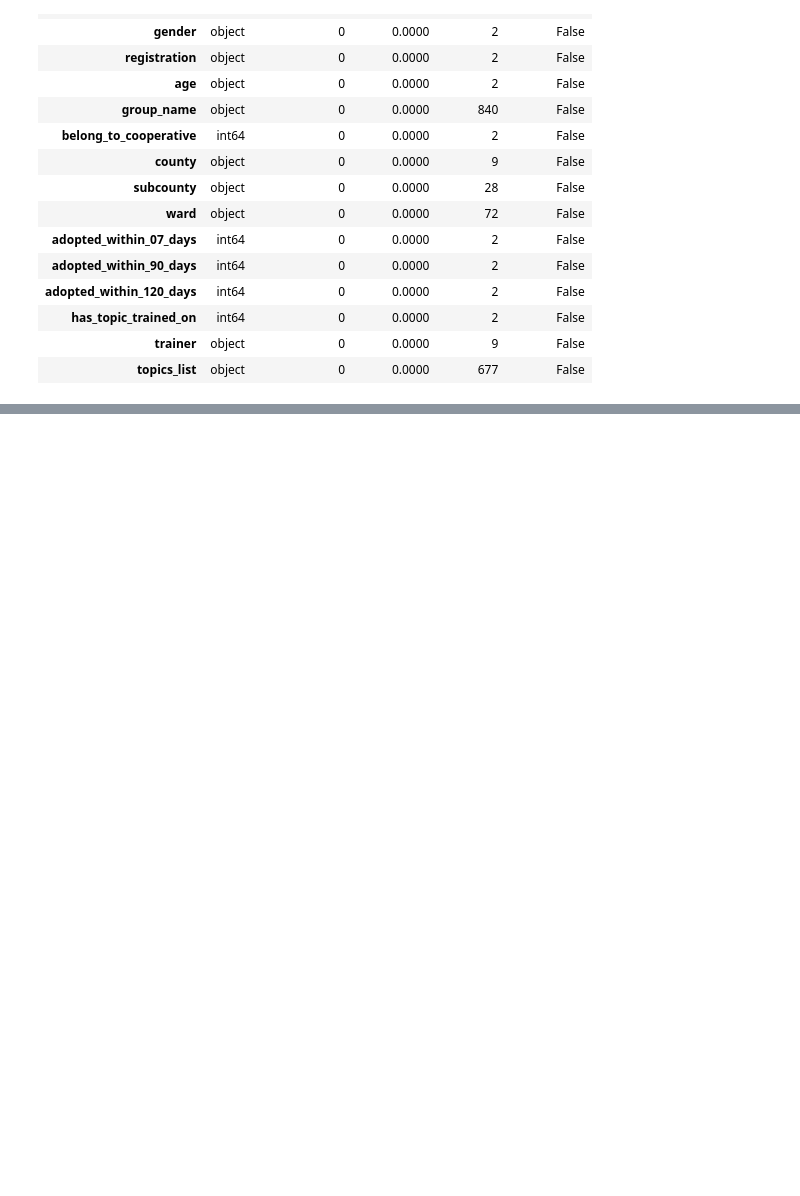
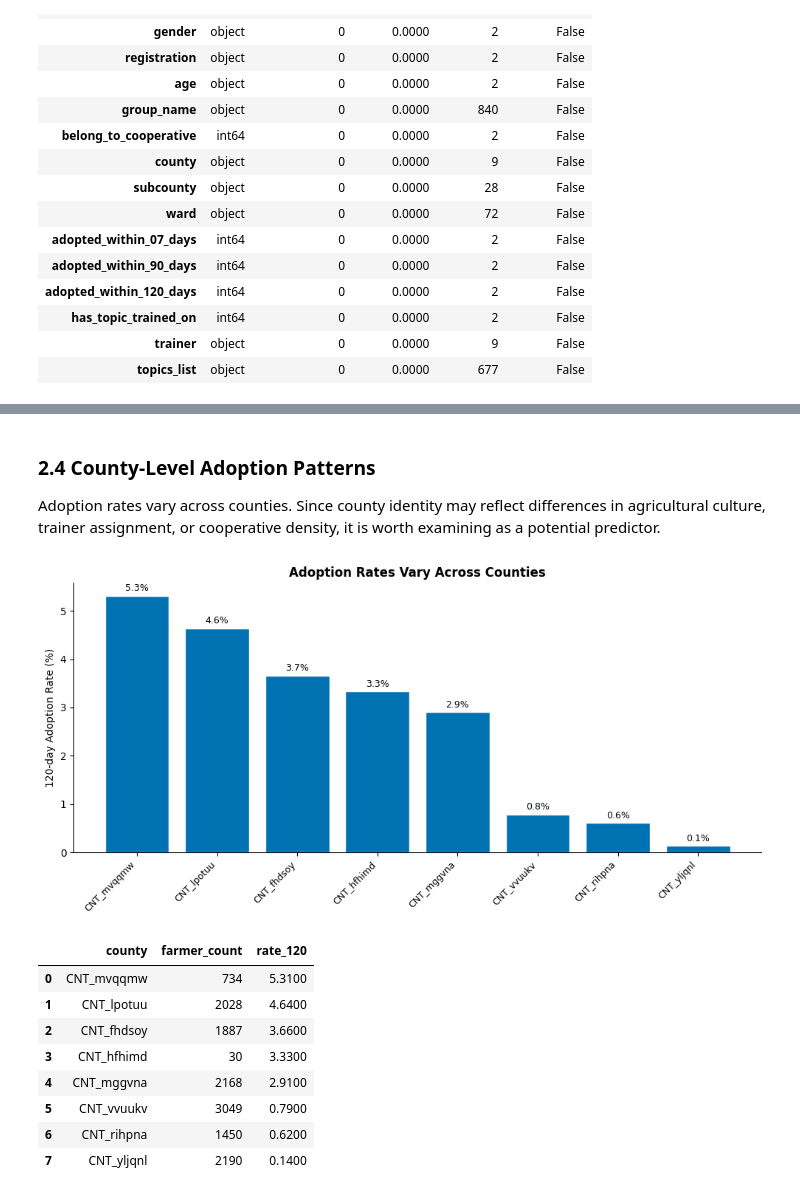
Before and after one commit to FionaHuini/Zindi-DigiCow-Farmer-Training-Adoption-Challenge, a Jupyter notebook: digicow_clean_analysis.ipynb, the cells around one changed output, grey strips where cells are left out. Cells and saved outputs as stored; diff of their text form; code cells hidden in the pictures; blank space fills up the shorter version.

```diff
--- a/digicow_clean_analysis.ipynb
+++ b/digicow_clean_analysis.ipynb
@@ -322,0 +568,60 @@ display(prior_summary)
+# %% [markdown]
+### 2.4 County-Level Adoption Patterns
+
+Adoption rates vary across counties. Since county identity may reflect
+differences in agricultural culture, trainer assignment, or cooperative
+density, it is worth examining as a potential predictor.
+# %%
+# ── 2.4 County adoption rates ─────────────────────────────────────────────────
+county_stats = (train_df.groupby('county')
+                .agg(
+                    farmer_count=('ID', 'count'),
+                    rate_120=('adopted_within_120_days', 'mean')
+                )
+                .reset_index())
+
+county_stats['rate_120'] = (county_stats['rate_120'] * 100).round(2)
+county_stats = county_stats.sort_values('rate_120', ascending=False)
+
+fig, ax = plt.subplots(figsize=(10, 5))
+
+bars = ax.bar(
+    range(len(county_stats)),
+    county_stats['rate_120'],
+    color=BLUE,
+    edgecolor='white'
+)
+
+# Value labels
+for bar in bars:
+    ax.text(
+        bar.get_x() + bar.get_width() / 2,
+        bar.get_height() + 0.05,
+        f'{bar.get_height():.1f}%',
+        ha='center', va='bottom', fontsize=9
+    )
+
+ax.set_xticks(range(len(county_stats)))
+ax.set_xticklabels(county_stats['county'], rotation=45,
+                   ha='right', fontsize=9)
+ax.set_ylabel('120-day Adoption Rate (%)', fontsize=10)
+ax.set_title('Adoption Rates Vary Across Counties',
+             fontsize=12, fontweight='bold')
+ax.spines[['top', 'right']].set_visible(False)
+
+plt.tight_layout()
+plt.savefig('figures/04_county_adoption.png', dpi=150, bbox_inches='tight')
+plt.show()
+
+display(county_stats.reset_index(drop=True))
+# %% [output]
+[figure, added]
+|  | county | farmer_count | rate_120 |
+| 0 | CNT_mvqqmw | 734 | 5.3100 |
+| 1 | CNT_lpotuu | 2028 | 4.6400 |
+| 2 | CNT_fhdsoy | 1887 | 3.6600 |
+| 3 | CNT_hfhimd | 30 | 3.3300 |
+| 4 | CNT_mggvna | 2168 | 2.9100 |
+| 5 | CNT_vvuukv | 3049 | 0.7900 |
+| 6 | CNT_rihpna | 1450 | 0.6200 |
+| 7 | CNT_yljqnl | 2190 | 0.1400 |
```
Also changed, not shown: parts of 16 cells of this notebook.
